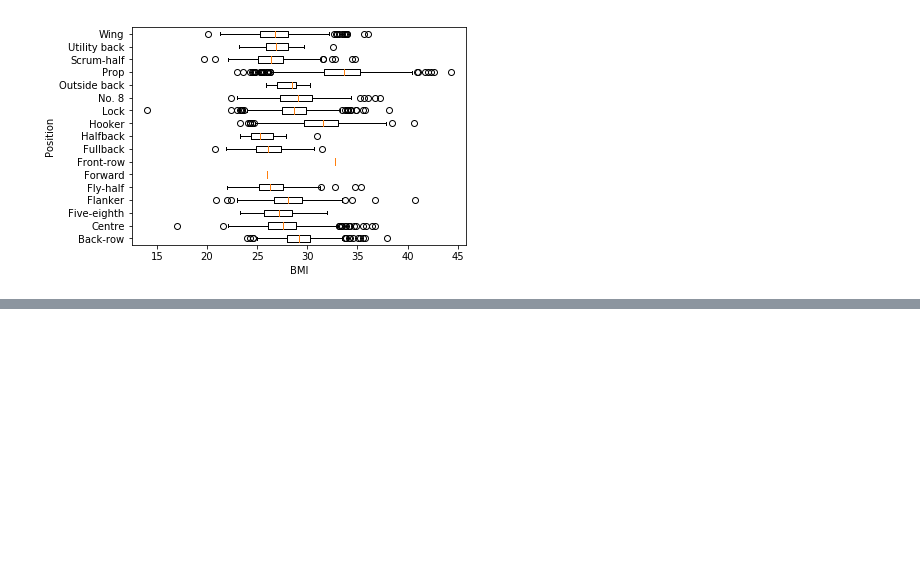
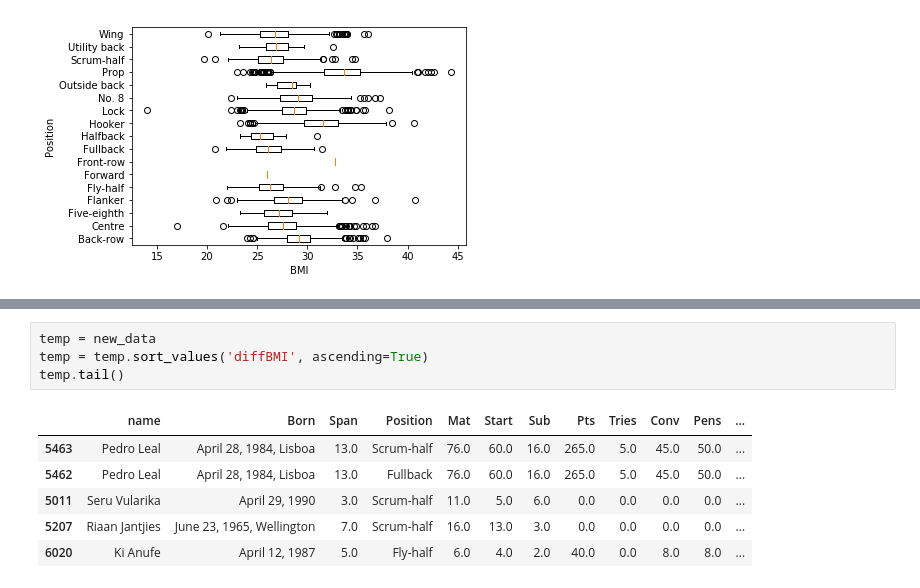
Before and after one commit to rimever/RugbyAnalyze, a Jupyter notebook: bmi_group_by_position.ipynb, the cells around one changed output, grey strips where cells are left out. Drawn from its saved outputs; the diff is of its cells as text; blank space fills up the shorter version.

```diff
--- a/bmi_group_by_position.ipynb
+++ b/bmi_group_by_position.ipynb
@@ -168,0 +193,11 @@ plt.show()
+# %%
+temp = new_data
+temp = temp.sort_values('diffBMI', ascending=True)
+temp.tail()
+# %% [output]
+|  | name | Born | Span | Position | Mat | Start | Sub | Pts | Tries | Conv | Pens | ... |
+| 5463 | Pedro Leal | April 28, 1984, Lisboa | 13.0 | Scrum-half | 76.0 | 60.0 | 16.0 | 265.0 | 5.0 | 45.0 | 50.0 | ... |
+| 5462 | Pedro Leal | April 28, 1984, Lisboa | 13.0 | Fullback | 76.0 | 60.0 | 16.0 | 265.0 | 5.0 | 45.0 | 50.0 | ... |
+| 5011 | Seru Vularika | April 29, 1990 | 3.0 | Scrum-half | 11.0 | 5.0 | 6.0 | 0.0 | 0.0 | 0.0 | 0.0 | ... |
+| 5207 | Riaan Jantjies | June 23, 1965, Wellington | 7.0 | Scrum-half | 16.0 | 13.0 | 3.0 | 0.0 | 0.0 | 0.0 | 0.0 | ... |
+| 6020 | Ki Anufe | April 12, 1987 | 5.0 | Fly-half | 6.0 | 4.0 | 2.0 | 40.0 | 0.0 | 8.0 | 8.0 | ... |
```
Also changed, not shown: parts of 6 cells of this notebook.
